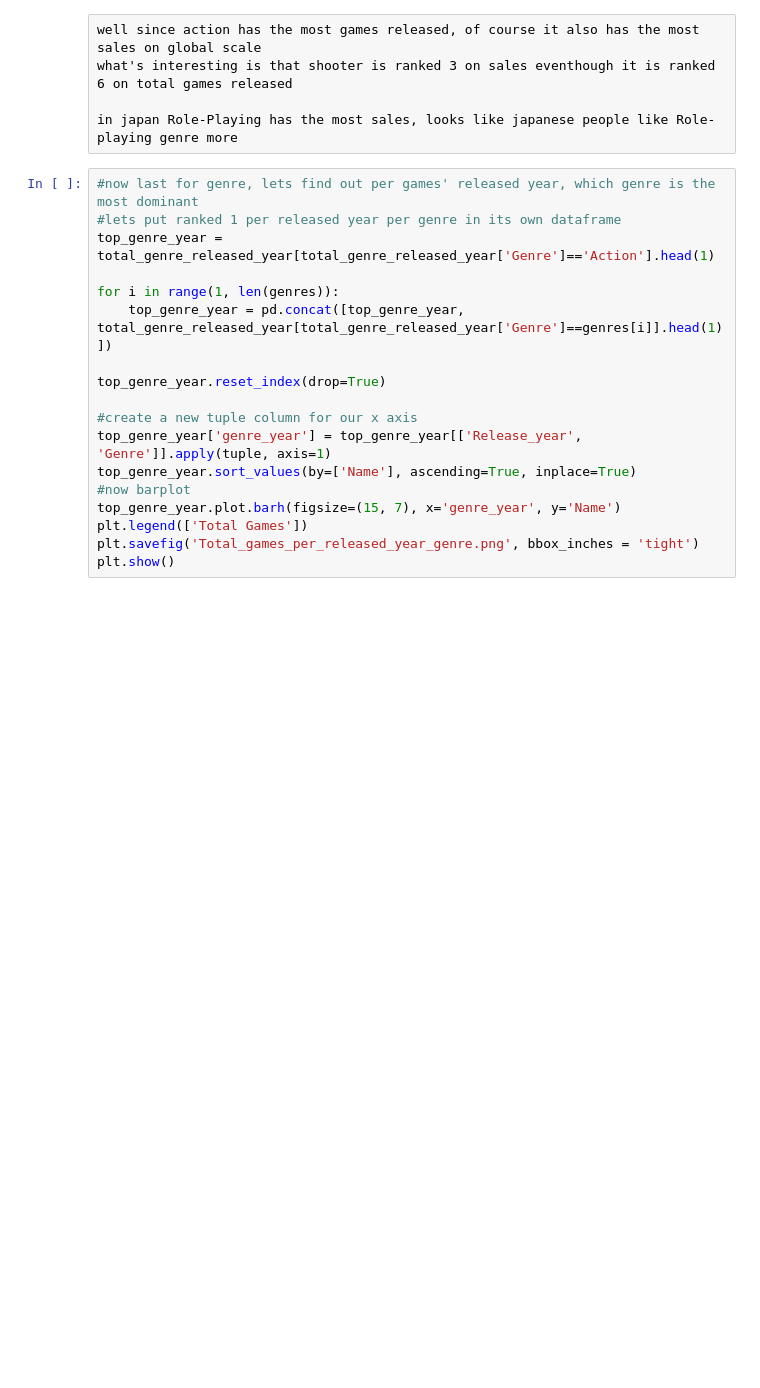
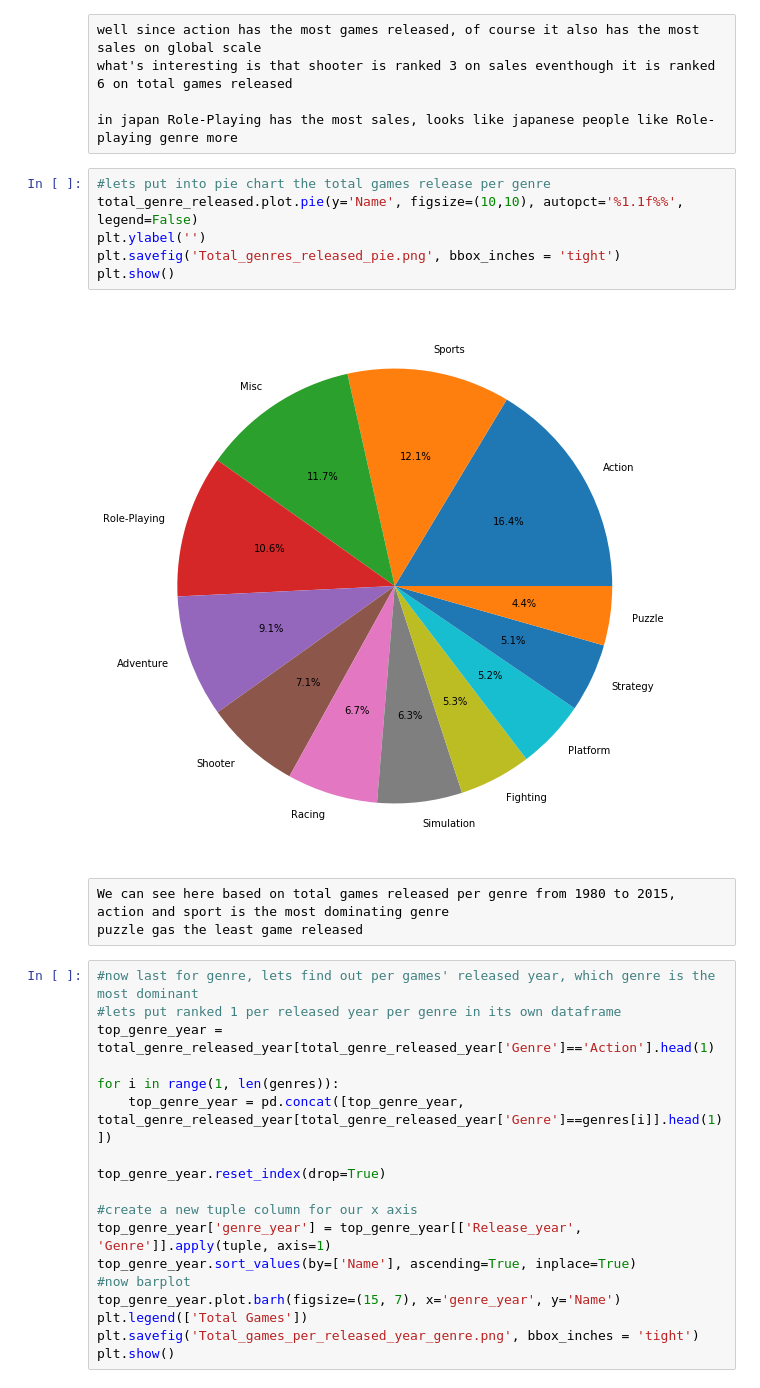
Before and after one commit to sadhityadimas/Video_Games_Sales, a Jupyter notebook: Video_Games_sales_analysis.ipynb, the cells around one changed output. Saved outputs shown, nothing was run; the diff lists cells and outputs as text; blank space fills up the shorter version.

```diff
--- a/Video_Games_sales_analysis.ipynb
+++ b/Video_Games_sales_analysis.ipynb
@@ -1358,6 +1358,17 @@ well since action has the most games released, of course it also has the most sa
 what's interesting is that shooter is ranked 3 on sales eventhough it is ranked 6 on total games released
 
 in japan Role-Playing has the most sales, looks like japanese people like Role-playing genre more
+# %%
+#lets put into pie chart the total games release per genre
+total_genre_released.plot.pie(y='Name', figsize=(10,10), autopct='%1.1f%%', legend=False)
+plt.ylabel('')
+plt.savefig('Total_genres_released_pie.png', bbox_inches = 'tight')
+plt.show()
+# %% [output]
+[figure, added]
+# %% [raw]
+We can see here based on total games released per genre from 1980 to 2015, action and sport is the most dominating genre
+puzzle gas the least game released
 # %%
 #now last for genre, lets find out per games' released year, which genre is the most dominant
 #lets put ranked 1 per released year per genre in its own dataframe
```
Also changed, not shown: parts of 3 cells of this notebook.
